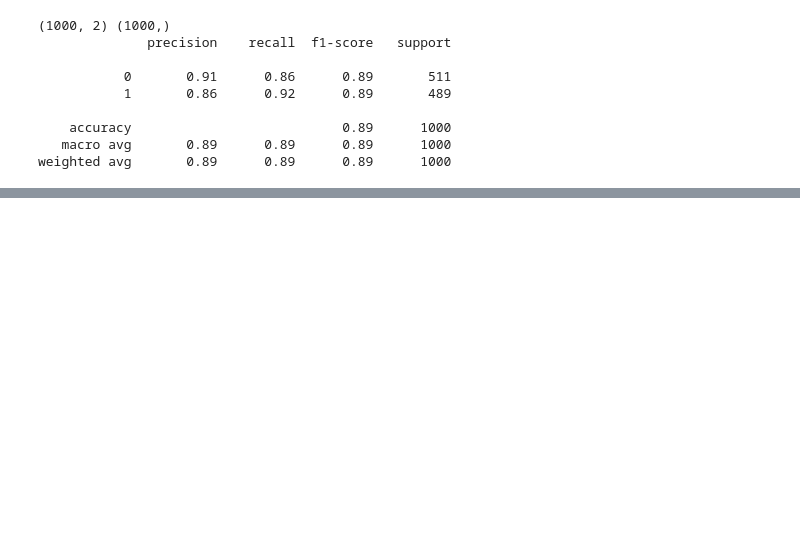
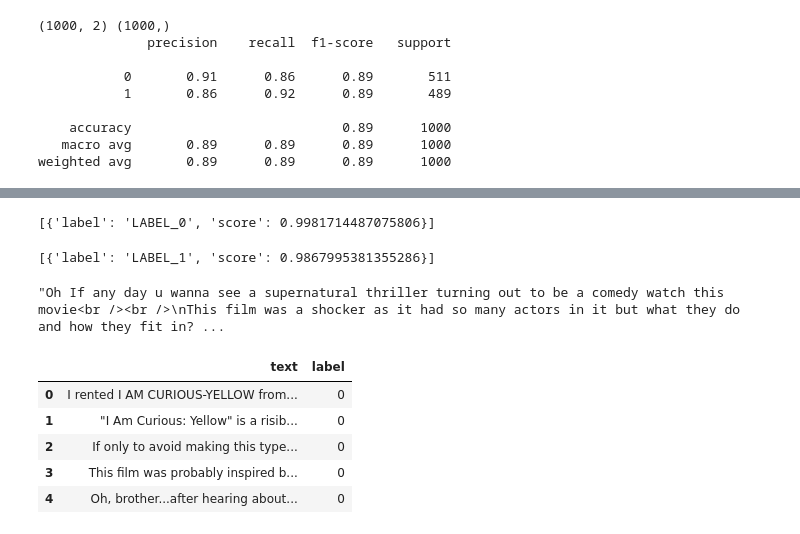
Before and after one commit to akash13singh/resilient_nlp, a Jupyter notebook: notebooks/imdb_eval.ipynb, the cells around one changed output, grey strips where cells are left out. Saved outputs shown, nothing was run; the diff lists cells and outputs as text; code cells hidden in the pictures; blank space fills up the shorter version.

Commit message:
sst3 changes, word score runs + results old

```diff
--- a/notebooks/imdb_eval.ipynb
+++ b/notebooks/imdb_eval.ipynb
@@ -133,0 +211,46 @@ repo.git_push()
+# %%
+pipe("Latest attempt to revive the series actually based on a pretty good idea but without the required gore fx/violence for this type of thriller - and thus... BORING!! Good special fx, sets, costumes, etc. but the film comes of just plain silly and a near-waste of time... hopefully the next installment will correct this problem.")
+# %% [output]
+[{'label': 'LABEL_0', 'score': 0.9981714487075806}]
+# %%
+#waste -> easte
+pipe("Latest attempt to revive the series actually based on a pretty good idea but without the required gore fx/violence for this type of thriller - and thus... BORING!! Good special fx, sets, costumes, etc. but the film comes of just plain sally and a near-easte of time... hopefully the next installment will correct this problem.")
+# %% [output]
+[{'label': 'LABEL_1', 'score': 0.9867995381355286}]
+# %%
+sent = """Oh If any day u wanna see a supernatural thriller turning out to be a comedy watch this movie<br /><br />
+This film was a shocker as it had so many actors in it but what they do and how they fit in?<br /><br />
+The handling of the college scenes is like a school play where each person comes talk and then the next person comes infront<br /><br />
+Okay reasons to laugh at the film: 1) Akshay, Suneil, Aditya Panscholi, Sharad Kapoor, Arshad Warsi as college students
+2)Akshay carries a gun in college 3) some pathetic stunts and SFX<br /><br />
+there are several more flaws like why doesn't the snake save his lover from being raped and comes in so late?
+also why he doesn't kill all of them together there only?<br /><br />But afterall they have to make a 2 hrs + film
+so hence you have a tortorius movie<br /><br />The movie is painful to watch The film was directed by Rajkumar Kohli who was an expert
+making such films in the past and had a successful record of films like JAANI DUSHMAN(1979) and NAGIN
+Rajkumar Kohli wants to help his son's non existent career Right from VIRODHI(1992),Aulad Ke Dushman (1993) and QAHAR(1996)
+all flops he tried hard to promote his son and he also casts big stars so that his son gets noticed, sadly nothing could help his son's career
+<br /><br />The film has several comical scenes like the death scenes, how the actors after being bashed by the snake are so fit to fight him
+again and the climax<br /><br />Direction by Rajkumar Kohli is bad Music is bad<br /><br />That brings us to the cast
+Akshay Kumar - ordinary stuff, he has nothing much to do rather then stunts Suneil Shetty- awful Sonu Nigam- the worst debutante award goes
+to him, he gives cartoon acting a new meaning Aftab- terrible Arshad Warsi- nothing to do Sharad Kapoor- bad Aditya Panscholi- irritates
+Sunny Deol- is comical in the scene when he comes to save Sonu LOL Manisha Koirala- ordinary Rambha- Akshay's pair Kiran Kumar,
+Raza Murad are as usual Raj Babbar- hilarious for wrong reasons the girls are awful Which brings us to Munish Kohli
+This guy has a huge physique, he is even more stronger and taller then Akshay Kumar Sadly he comes across as poor man's Akshay
+His voice is awful, his expressions are painful The only thing he has to do in the movie is wear glasses and make an evil face
+Rajat Bedi is awful
+"""
+
+sent[:1500]
+# %% [output]
+"Oh If any day u wanna see a supernatural thriller turning out to be a comedy watch this movie<br /><br />\nThis film was a shocker as it had so many actors in it but what they do and how they fit in? ...
+# %%
+imdb['train'].set_format("pandas")
+# %%
+imdb['train'][:5]
+# %% [output]
+|  | text | label |
+| 0 | I rented I AM CURIOUS-YELLOW from... | 0 |
+| 1 | "I Am Curious: Yellow" is a risib... | 0 |
+| 2 | If only to avoid making this type... | 0 |
+| 3 | This film was probably inspired b... | 0 |
+| 4 | Oh, brother...after hearing about... | 0 |
```
Also changed, not shown: parts of 12 cells of this notebook, 34 other files.
